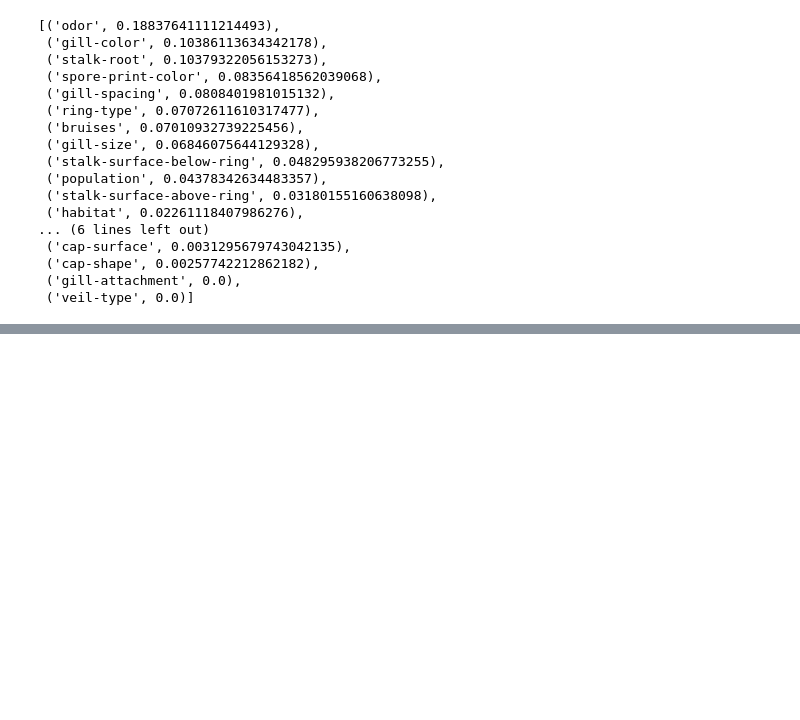
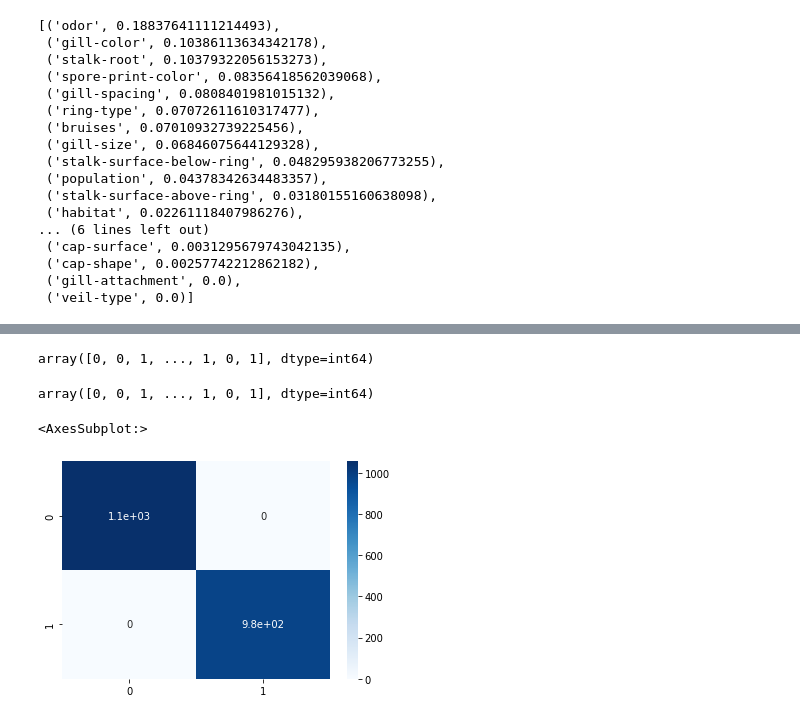
Before and after one commit to AndreyKurdyubov/Stepik_introML, a Jupyter notebook: Module 3.ipynb, the cells around one changed output, grey strips where cells are left out. Cells and saved outputs as stored; diff of their text form; code cells hidden in the pictures; blank space fills up the shorter version.

```diff
--- a/Module 3.ipynb
+++ b/Module 3.ipynb
@@ -116,3 +119,6 @@ sorted(features, key=lambda x: x[1], reverse=True)
  ('cap-shape', 0.00257742212862182),
  ('gill-attachment', 0.0),
  ('veil-type', 0.0)]
+# %%
+test = pd.read_csv('testing_mush.csv')
+test.head()
@@ -118,0 +133,19 @@ sorted(features, key=lambda x: x[1], reverse=True)
+# %%
+predict = best_rf.predict(test)
+# %%
+predict
+# %% [output]
+array([0, 0, 1, ..., 1, 0, 1], dtype=int64)
+# %%
+y_true = pd.read_csv('testing_y_mush.csv').values.flatten()
+# %%
+y_true
+# %% [output]
+array([0, 0, 1, ..., 1, 0, 1], dtype=int64)
+# %%
+c_m = confusion_matrix(y_true, predict)
+# %%
+sns.heatmap(c_m, annot=True, cmap="Blues")
+# %% [output]
+<AxesSubplot:>
+[figure, added]
```
Also changed, not shown: parts of 2 cells of this notebook, 1 other file.
